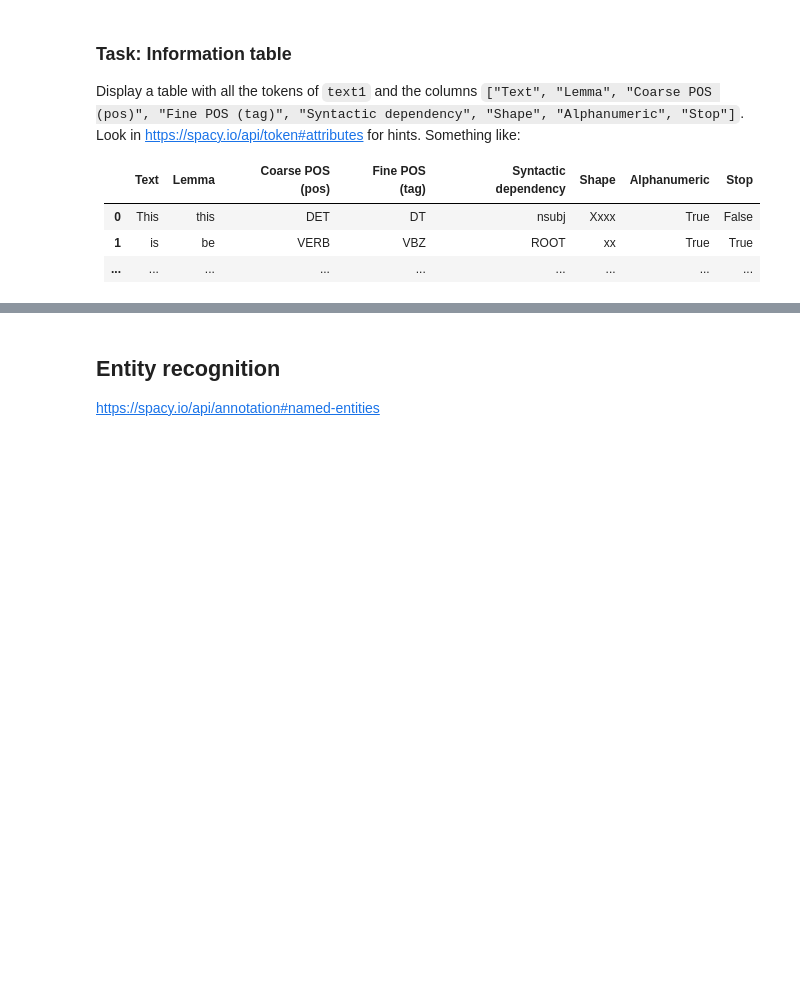
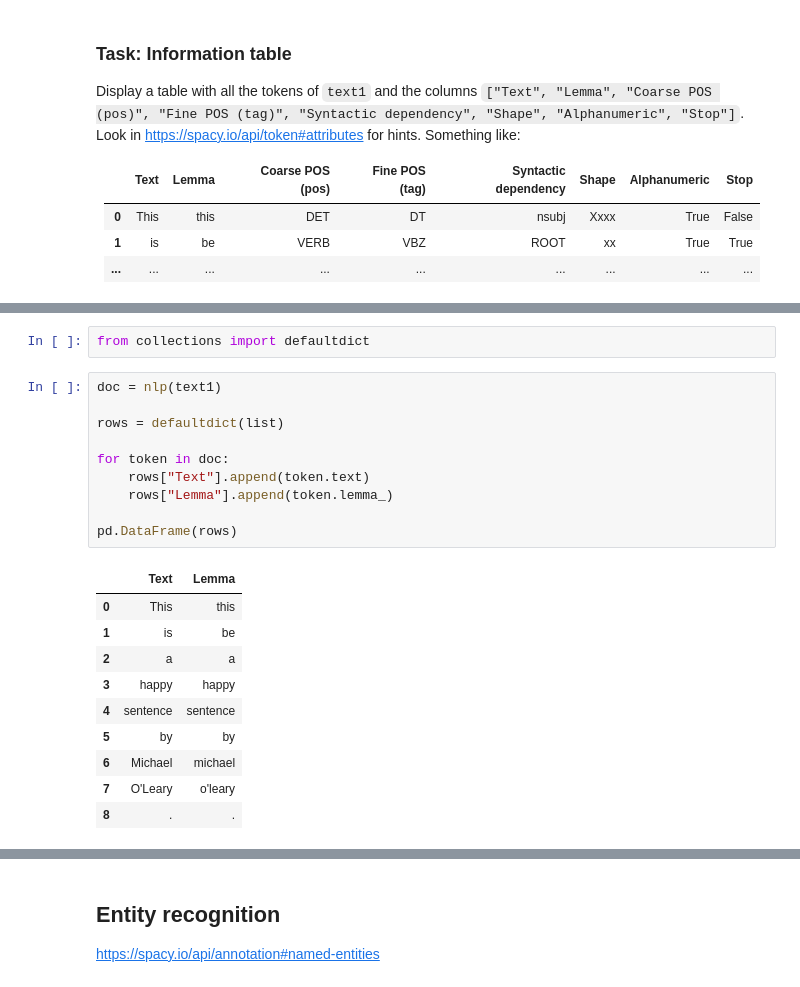
Before and after one commit to astrojuanlu/bts-mbds-data-science-foundations, a Jupyter notebook: sessions/05-Text-Mining-I.ipynb, the cells around one changed output, grey strips where cells are left out. Cells and saved outputs as stored; diff of their text form; blank space fills up the shorter version.

```diff
--- a/sessions/05-Text-Mining-I.ipynb
+++ b/sessions/05-Text-Mining-I.ipynb
@@ -81,0 +324,23 @@ Display a table with all the tokens of `text1` and the columns `["Text", "Lemma"
+# %%
+from collections import defaultdict
+# %%
+doc = nlp(text1)
+
+rows = defaultdict(list)
+
+for token in doc:
+    rows["Text"].append(token.text)
+    rows["Lemma"].append(token.lemma_)
+
+pd.DataFrame(rows)
+# %% [output]
+|  | Text | Lemma |
+| 0 | This | this |
+| 1 | is | be |
+| 2 | a | a |
+| 3 | happy | happy |
+| 4 | sentence | sentence |
+| 5 | by | by |
+| 6 | Michael | michael |
+| 7 | O'Leary | o'leary |
+| 8 | . | . |
```
Also changed, not shown: parts of 68 cells of this notebook.
